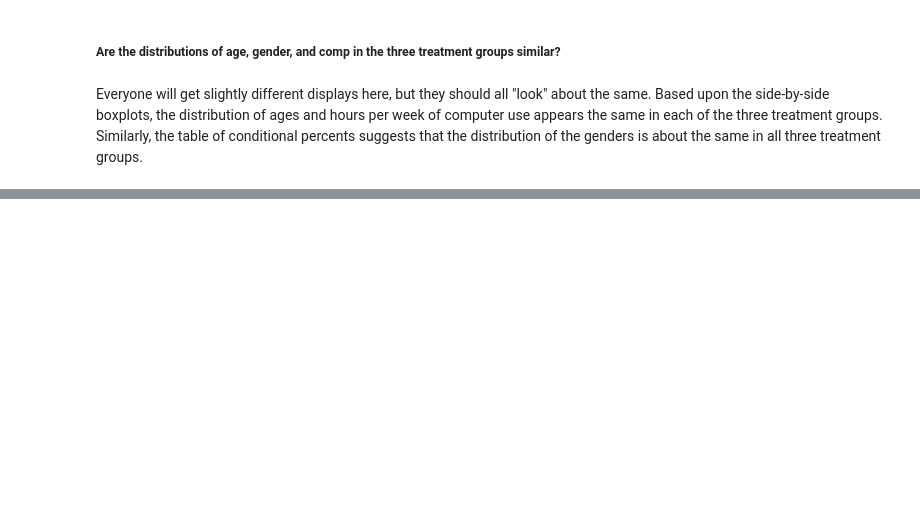
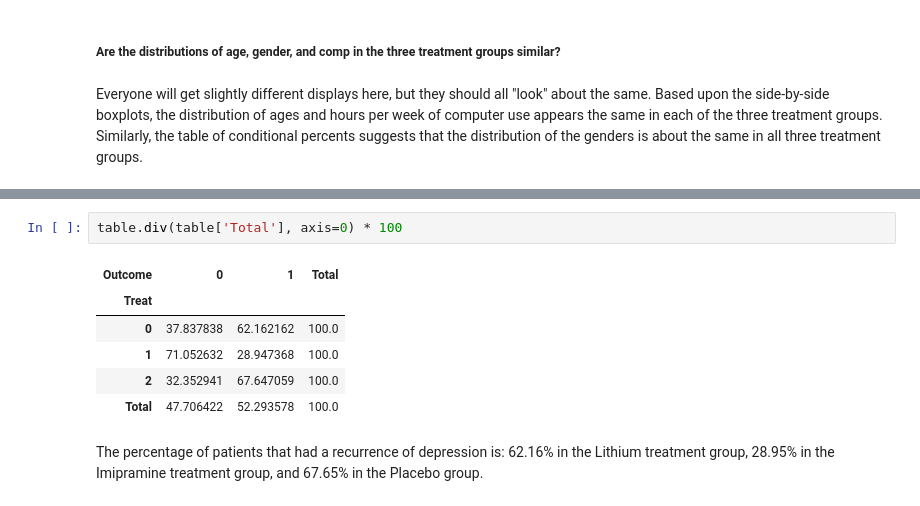
Before and after one commit to anhnguyendepocen/probability-and-statistics, a Jupyter notebook: Producing Data- Designing Studies.ipynb, the cells around one changed output, grey strips where cells are left out. Cells and saved outputs as stored; diff of their text form; blank space fills up the shorter version.

```diff
--- a/Producing Data- Designing Studies.ipynb
+++ b/Producing Data- Designing Studies.ipynb
@@ -130,0 +253,11 @@ Everyone will get slightly different displays here, but they should all "look" a
+# %%
+table.div(table['Total'], axis=0) * 100
+# %% [output]
+| Outcome | 0 | 1 | Total |
+| Treat |  |  |  |
+| 0 | 37.837838 | 62.162162 | 100.0 |
+| 1 | 71.052632 | 28.947368 | 100.0 |
+| 2 | 32.352941 | 67.647059 | 100.0 |
+| Total | 47.706422 | 52.293578 | 100.0 |
+# %% [markdown]
+The percentage of patients that had a recurrence of depression is: 62.16% in the Lithium treatment group, 28.95% in the Imipramine treatment group, and 67.65% in the Placebo group.
```
Also changed, not shown: parts of 47 cells of this notebook, 2 other files.
